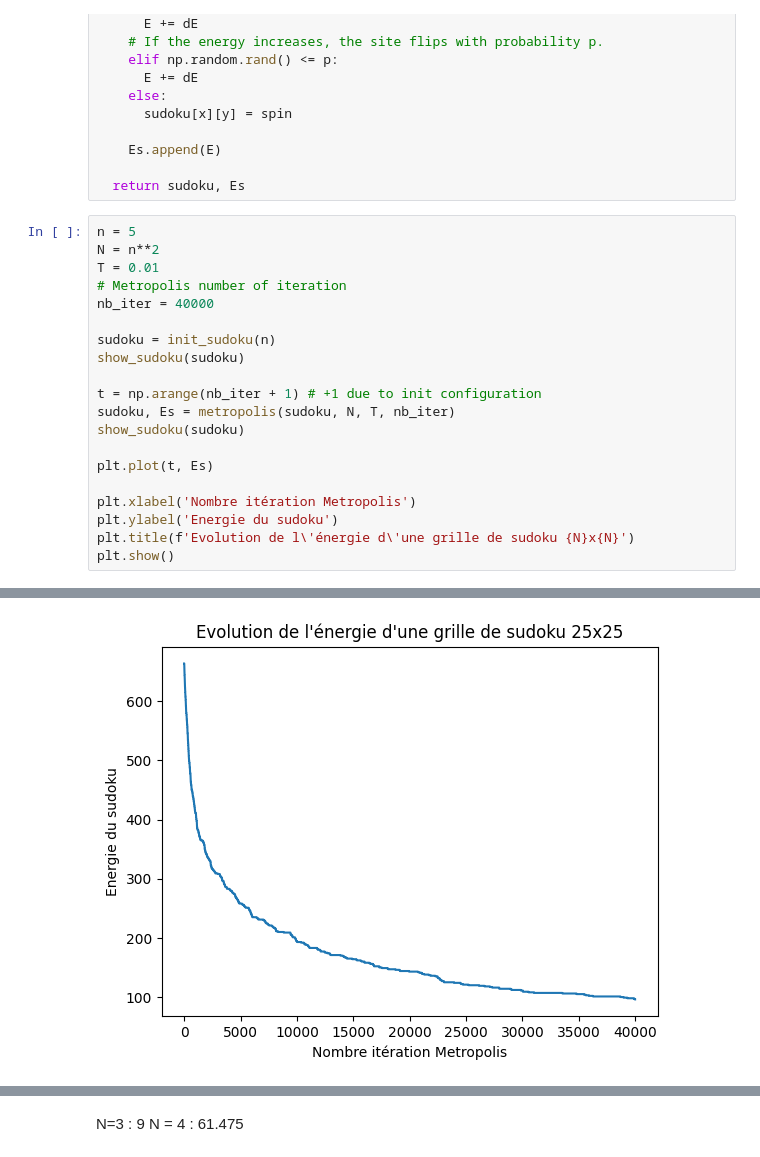
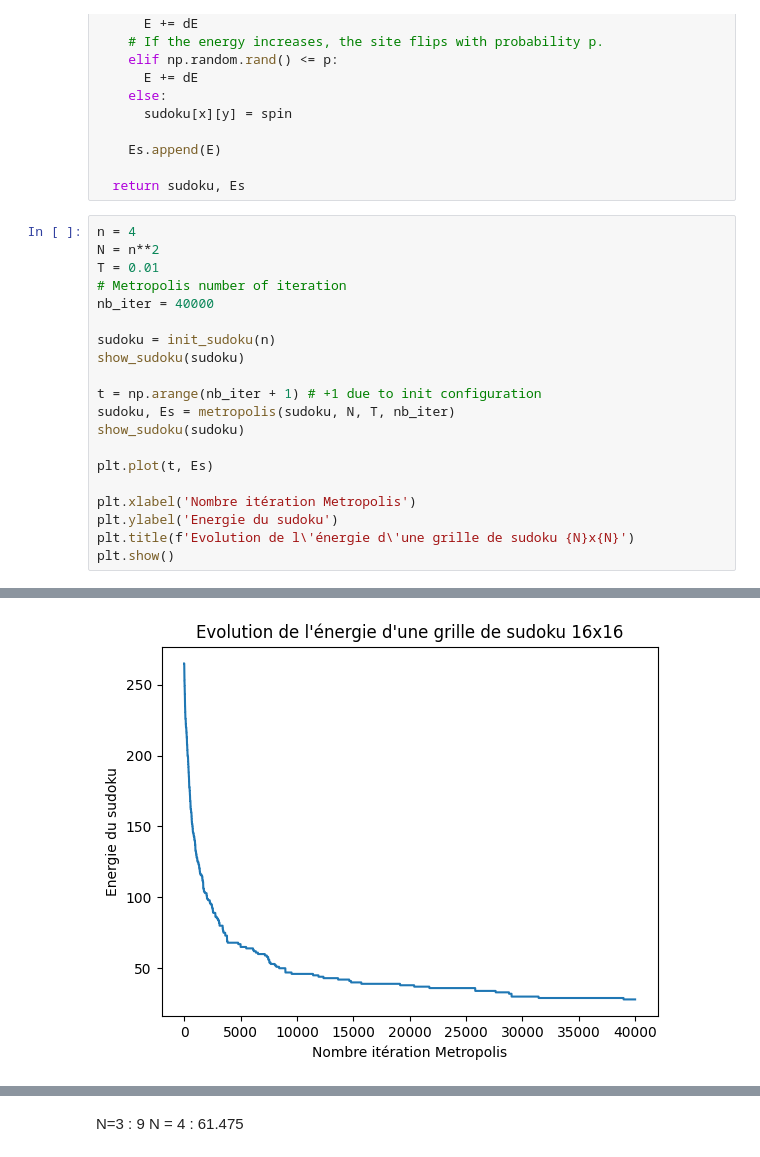
Before and after one commit to Gabriel-lct/ising-model-research, a Jupyter notebook: python/sudoku.ipynb, the cells around one changed output, grey strips where cells are left out. Saved outputs shown, nothing was run; the diff lists cells and outputs as text.

```diff
--- a/python/sudoku.ipynb
+++ b/python/sudoku.ipynb
@@ -94,7 +154,7 @@ def metropolis(sudoku, N, T, nb_iter):
 
   return sudoku, Es
 # %%
-n = 5
+n = 4
 N = n**2
 T = 0.01
 # Metropolis number of iteration
@@ -134,2 +194,2 @@ Sudoku of size 25x25, current energy: 664
-[figure, old version]
+[figure, new version]
 # %%
```
Also changed, not shown: parts of 13 cells of this notebook, 40 other files.
